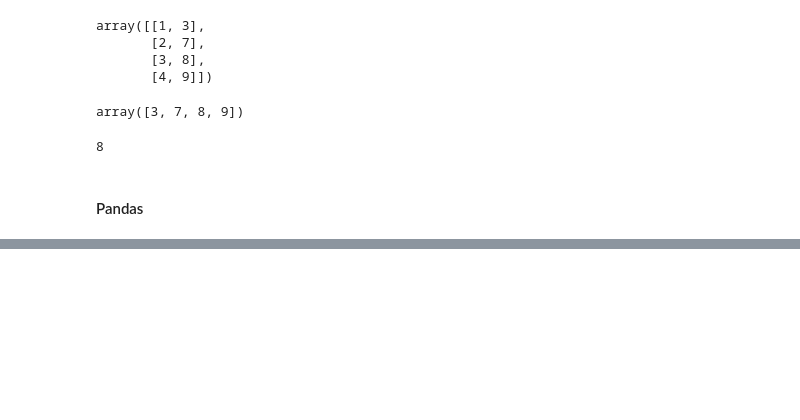
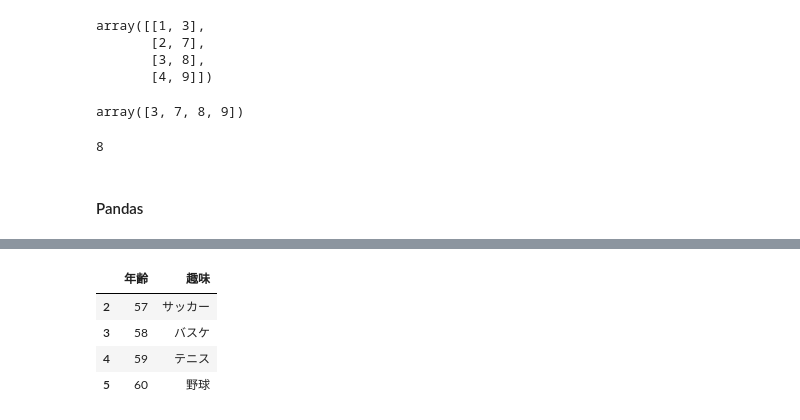
Before and after one commit to human9834/portfolio, a Jupyter notebook: Python/ソースコード基礎/ポートフォリオその4.ipynb, the cells around one changed output, grey strips where cells are left out. Saved outputs shown, nothing was run; the diff lists cells and outputs as text; code cells hidden in the pictures; blank space fills up the shorter version.

```diff
--- a/Python/ソースコード基礎/ポートフォリオその4.ipynb
+++ b/Python/ソースコード基礎/ポートフォリオその4.ipynb
@@ -167,0 +231,9 @@ df
+# %%
+# 3行目～6行目の1列目～2列目を取得
+df.iloc[2:6, 0:2]
+# %% [output]
+|  | 年齢 | 趣味 |
+| 2 | 57 | サッカー |
+| 3 | 58 | バスケ |
+| 4 | 59 | テニス |
+| 5 | 60 | 野球 |
```
Also changed, not shown: parts of 8 cells of this notebook.
